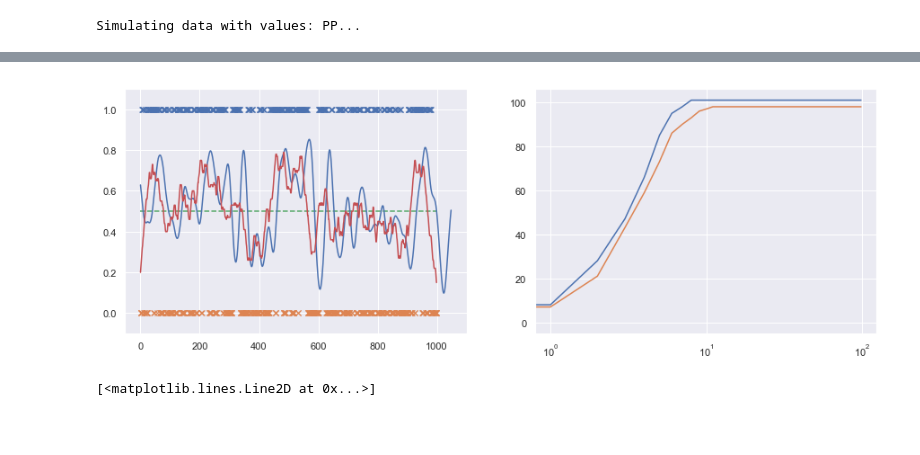
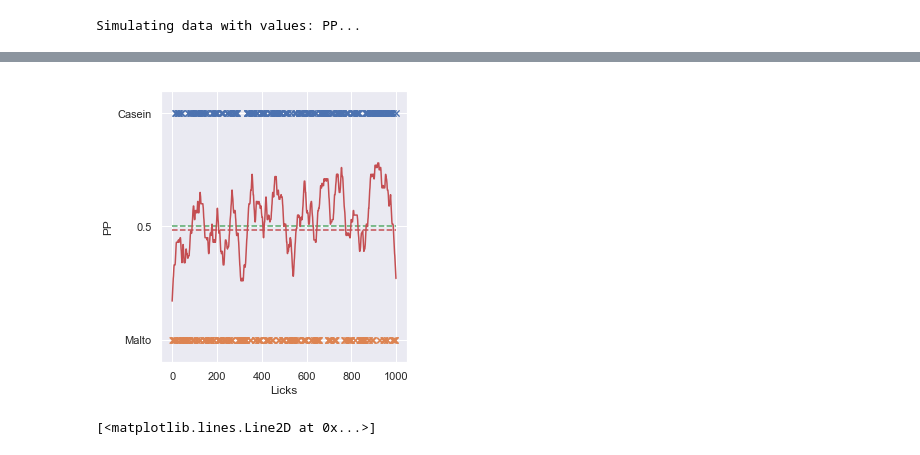
Before and after one commit to mccutcheonlab/lickmodel, a Jupyter notebook: notebooks/lickmodel.ipynb, the cells around one changed output, grey strips where cells are left out. Drawn from its saved outputs; the diff is of its cells as text; code cells hidden in the pictures; blank space fills up the shorter version.

Commit message:
Added make figure script

```diff
--- a/notebooks/lickmodel.ipynb
+++ b/notebooks/lickmodel.ipynb
@@ -203,33 +203,50 @@ fitted['tau_EV']
 # %%
-f, ax = plt.subplots(figsize=(15,5), ncols=2)
+#f, ax = plt.subplots(figsize=(15,5), ncols=2)
 
-x1 = [i for i, x in enumerate(licks) if x == 1]
-x2 = [i for i, x in enumerate(licks) if x == 0]
+def timecourseFig(lickdata, ax=ax):
 
-y1 = [1]*len(x1)
-y2 = [0]*len(x2)
+    x1 = [i for i, x in enumerate(lickdata['licks']) if x == 1]
+    x2 = [i for i, x in enumerate(lickdata['licks']) if x == 0]
 
-ax[0].plot(x1,y1, 'x')
-ax[0].plot(x2,y2, 'x')
-try:
-    ax[0].plot(np.arange(0,len(licks)),[PP]*len(licks), 'g', linestyle='dashed')
-except:
-    pass
+    y1 = [1]*len(x1)
+    y2 = [0]*len(x2)
 
-ax[0].plot(smooth(licks, 50), 'b')
-ax[0].plot(smooth2(licks, 50), 'r')
+    ax.plot(x1,y1, 'x')
+    ax.plot(x2,y2, 'x')
 
-ax[0].set_ylim([-0.1, 1.1])
+    try:
+        ax.plot(np.arange(0,len(licks)),[PP]*len(licks), 'g', linestyle='dashed')
+    except:
+        pass
+
+    if fit_data:
+        ax.plot(np.arange(0,len(licks)),[fitted['pp_EV']]*len(licks), 'r', linestyle='dashed')
+
+    #ax.plot(smooth(licks, 50), 'b')
+    ax.plot(smooth2(licks, 50), 'r')
+
+    ax.set_ylim([-0.1, 1.1])
+    ax.set_xlabel('Licks')
+    ax.set_ylabel('PP')
+    ax.set_yticks([0, 0.5, 1])
+    ax.set_yticklabels(['Malto', '0.5', 'Casein'])
+
+f = plt.figure(figsize=(15,5))
+gs = gridspec.GridSpec(1, 3)
+ax1 = f.add_subplot(gs[0, 0])
+
+timecourseFig(lickdata, ax=ax1)
 
 
-bins = np.arange(1,20)
-ax[1].plot(lickdata['cumsums'][0])
-ax[1].plot(lickdata['cumsums'][1])
-ax[1].set_xticks([0, 5, 10, 15])
-ax[1].set_xscale('log')
-#ax[1].set_xticks([0, 5, 10, 15])
+
+# bins = np.arange(1,20)
+# ax[1].plot(lickdata['cumsums'][0])
+# ax[1].plot(lickdata['cumsums'][1])
+# ax[1].set_xticks([0, 5, 10, 15])
+# ax[1].set_xscale('log')
+# #ax[1].set_xticks([0, 5, 10, 15])
 # %% [output]
-[figure, old version]
+[figure, new version]
 # %%
 f, ax = plt.subplots()
 
```
Also changed, not shown: parts of 4 cells of this notebook.
